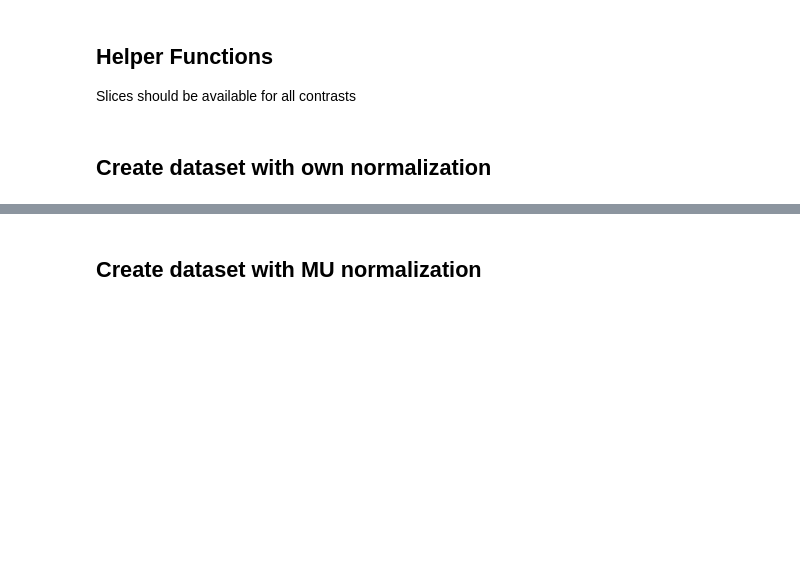
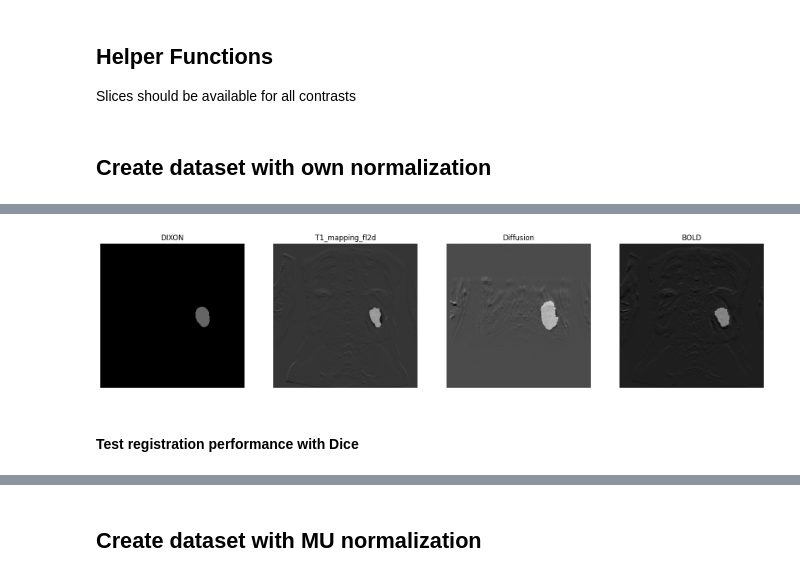
Before and after one commit to unicorne/MU-Diff, a Jupyter notebook: explore_and_create_data.ipynb, the cells around one changed output, grey strips where cells are left out. Saved outputs shown, nothing was run; the diff lists cells and outputs as text; code cells hidden in the pictures; blank space fills up the shorter version.

```diff
--- a/explore_and_create_data.ipynb
+++ b/explore_and_create_data.ipynb
@@ -192,0 +700,25 @@ Number of valid slices with all contrasts: 317
+# %%
+# show differences from before to after
+index = 101
+
+fig, axs = plt.subplots(1, 4, figsize=(20, 5))
+axs[0].imshow(data_dixon[index]-data_before_dixon[index], cmap='gray')
+axs[0].set_title('DIXON')
+axs[0].imshow(masks_dixon[index], cmap='gray', alpha=0.4)
+axs[1].imshow(data_t1[index]-data_before_t1[index], cmap='gray')
+axs[1].set_title('T1_mapping_fl2d')
+axs[1].imshow(masks_t1[index], cmap='gray', alpha=0.4)
+axs[2].imshow(data_diffusion[index]-data_before_diffusion[index], cmap='gray')
+axs[2].set_title('Diffusion')
+axs[2].imshow(masks_diffusion[index], cmap='gray', alpha=0.4)
+axs[3].imshow(data_bold[index]-data_before_bold[index], cmap='gray')
+axs[3].set_title('BOLD')
+axs[3].imshow(masks_bold[index], cmap='gray', alpha=0.4)
+
+for a in axs:
+    a.axis('off')
+plt.show()
+# %% [output]
+[figure, added]
+# %% [markdown]
+#### Test registration performance with Dice
```
Also changed, not shown: parts of 26 cells of this notebook, 5 other files.
